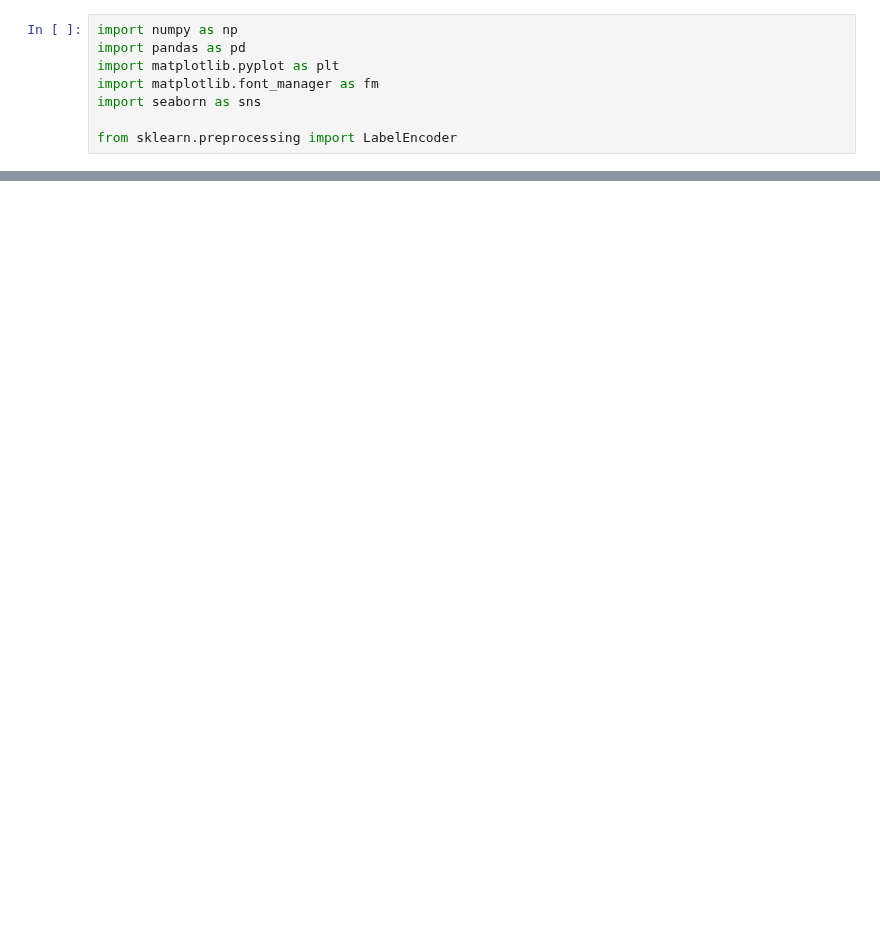
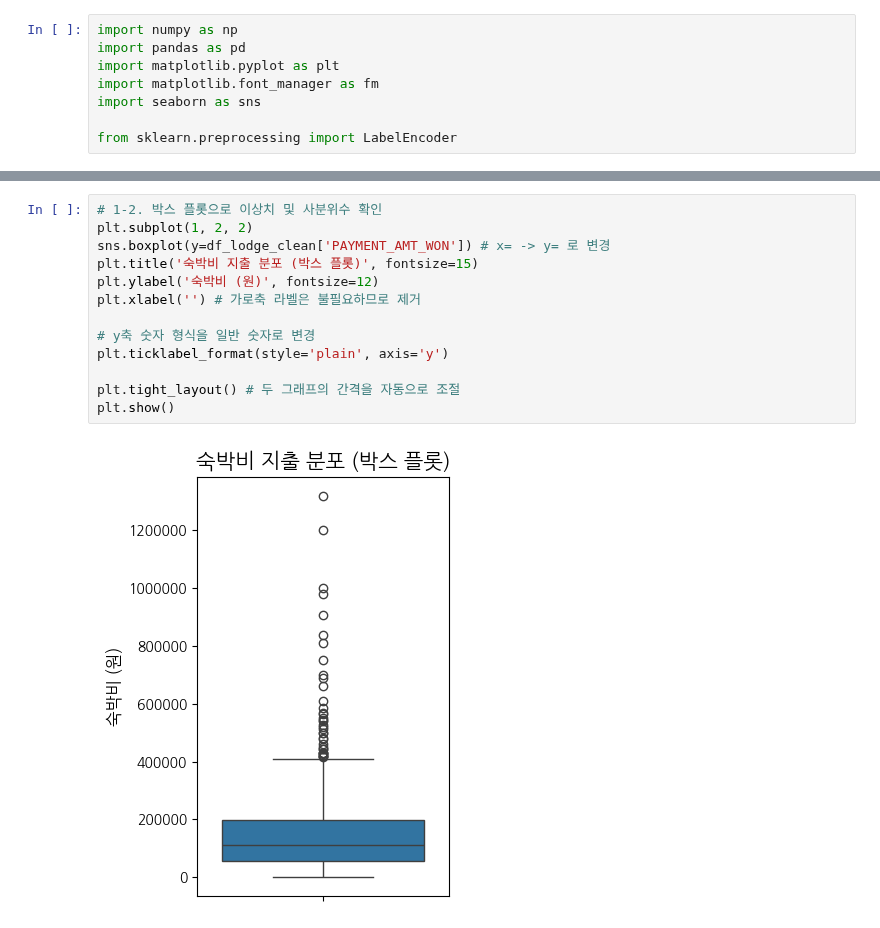
Before and after one commit to SKNetworks-AI19-250818/SKN19-mini-1Team, a Jupyter notebook: preprocessing/숙박소비내역_전처리.ipynb, the cells around one changed output, grey strips where cells are left out. Cells and saved outputs as stored; diff of their text form; blank space fills up the shorter version.

```diff
--- a/preprocessing/숙박소비내역_전처리.ipynb
+++ b/preprocessing/숙박소비내역_전처리.ipynb
@@ -104,0 +69,15 @@ plt.show()
+# %%
+# 1-2. 박스 플롯으로 이상치 및 사분위수 확인
+plt.subplot(1, 2, 2)
+sns.boxplot(y=df_lodge_clean['PAYMENT_AMT_WON']) # x= -> y= 로 변경
+plt.title('숙박비 지출 분포 (박스 플롯)', fontsize=15)
+plt.ylabel('숙박비 (원)', fontsize=12)
+plt.xlabel('') # 가로축 라벨은 불필요하므로 제거
+
+# y축 숫자 형식을 일반 숫자로 변경
+plt.ticklabel_format(style='plain', axis='y')
+
+plt.tight_layout() # 두 그래프의 간격을 자동으로 조절
+plt.show()
+# %% [output]
+[figure, added]
```
Also changed, not shown: parts of 15 cells of this notebook.
